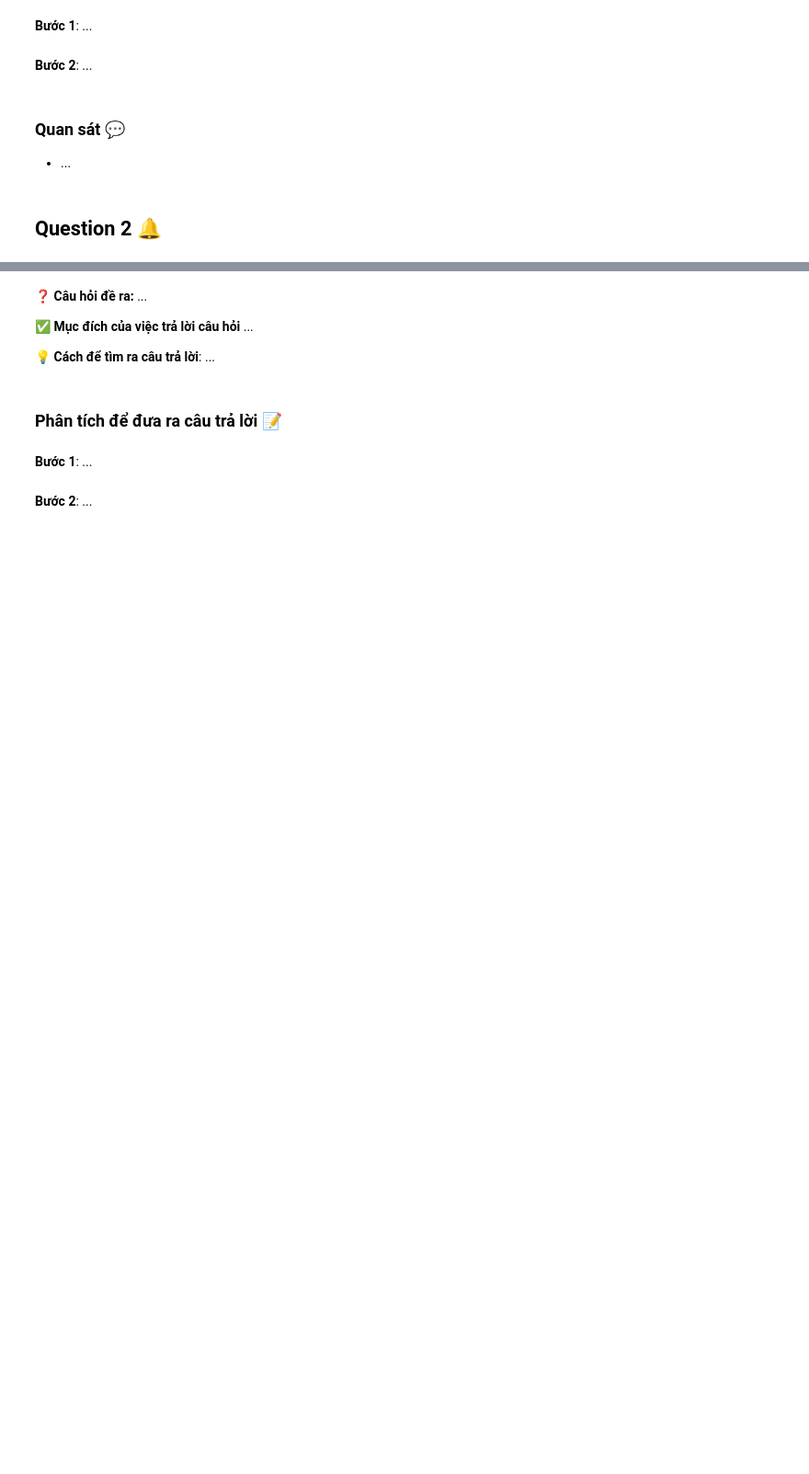
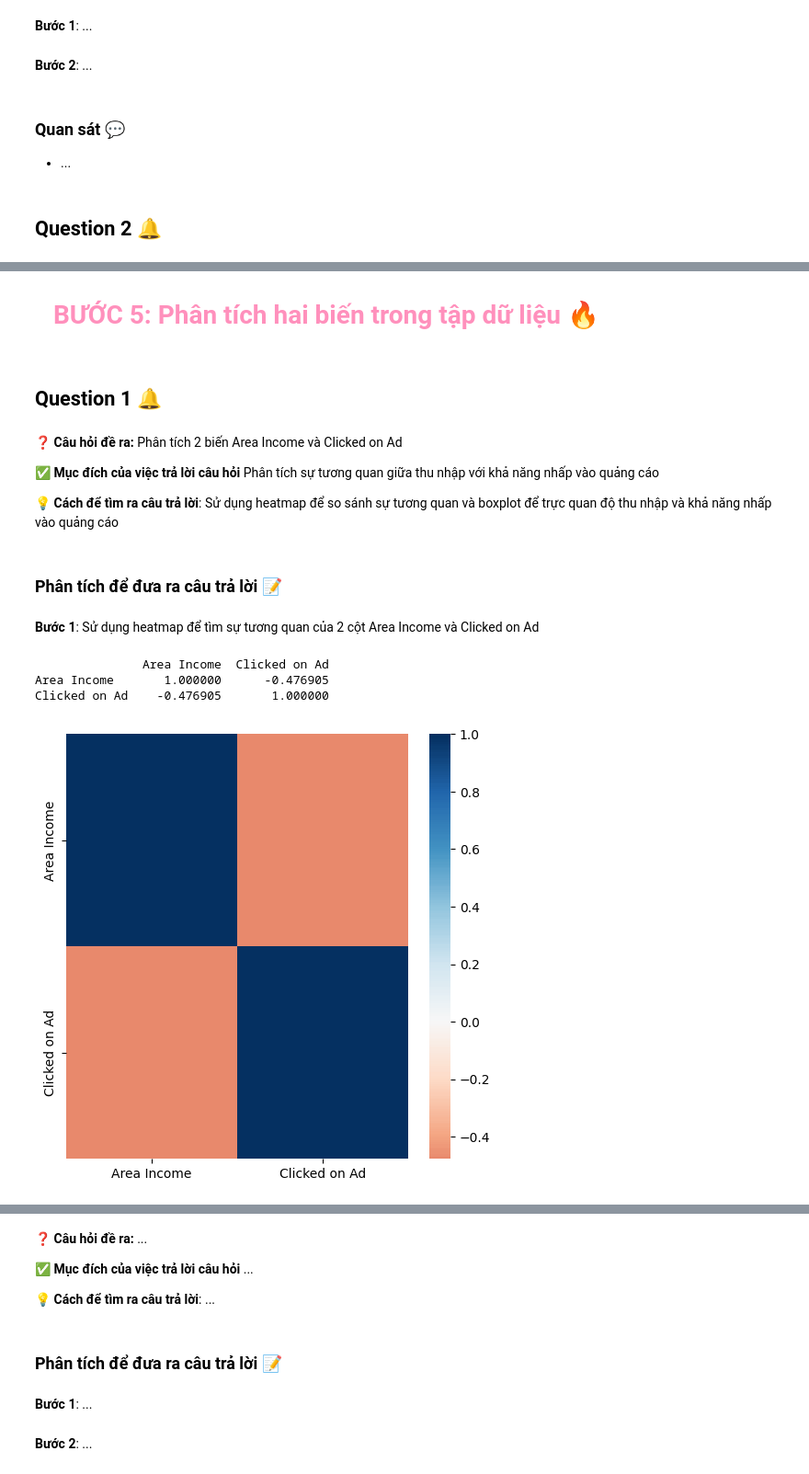
Before and after one commit to Alexieve/Applied-Data-Analytics, a Jupyter notebook: Notebooks/2-EDA/2_EDA.ipynb, the cells around one changed output, grey strips where cells are left out. Shown at 92% size. Cells and saved outputs as stored; diff of their text form; code cells hidden in the pictures; blank space fills up the shorter version.

```diff
--- a/Notebooks/2-EDA/2_EDA.ipynb
+++ b/Notebooks/2-EDA/2_EDA.ipynb
@@ -132,0 +287,28 @@ BƯỚC 3: Phân tích đơn biến trong các cột dữ liệu số 🔥
+# %% [markdown]
+<div style="text-align: left; font-family: 'Trebuchet MS', Arial, sans-serif; color: #FF90BC; padding: 20px; font-size: 28px; font-weight: bold; border-radius: 0 0 0 0">
+BƯỚC 5: Phân tích hai biến trong tập dữ liệu 🔥
+</div>
+# %% [markdown]
+## **Question 1** 🔔
+# %% [markdown]
+❓  **Câu hỏi đề ra:** Phân tích 2 biến Area Income và Clicked on Ad
+
+✅  **Mục đích của việc trả lời câu hỏi** Phân tích sự tương quan giữa thu nhập với khả năng nhấp vào quảng cáo
+
+💡  **Cách để tìm ra câu trả lời**: Sử dụng heatmap để so sánh sự tương quan và boxplot để trực quan độ thu nhập và khả năng nhấp vào quảng cáo
+# %% [markdown]
+### **Phân tích để đưa ra câu trả lời** 📝
+# %% [markdown]
+**Bước 1**: Sử dụng heatmap để tìm sự tương quan của 2 cột Area Income và Clicked on Ad
+# %%
+df_tmp = df[["Area Income","Clicked on Ad"]].corr()
+print(df_tmp)
+# Plot a correlation matrix
+fig, ax = plt.subplots(figsize=(6,6))
+sns.heatmap(df_tmp, cmap='RdBu', center=0,ax=ax)
+plt.show()
+# %% [output]
+               Area Income  Clicked on Ad
+Area Income       1.000000      -0.476905
+Clicked on Ad    -0.476905       1.000000
+[figure, added]
```
Also changed, not shown: parts of 185 cells of this notebook.
